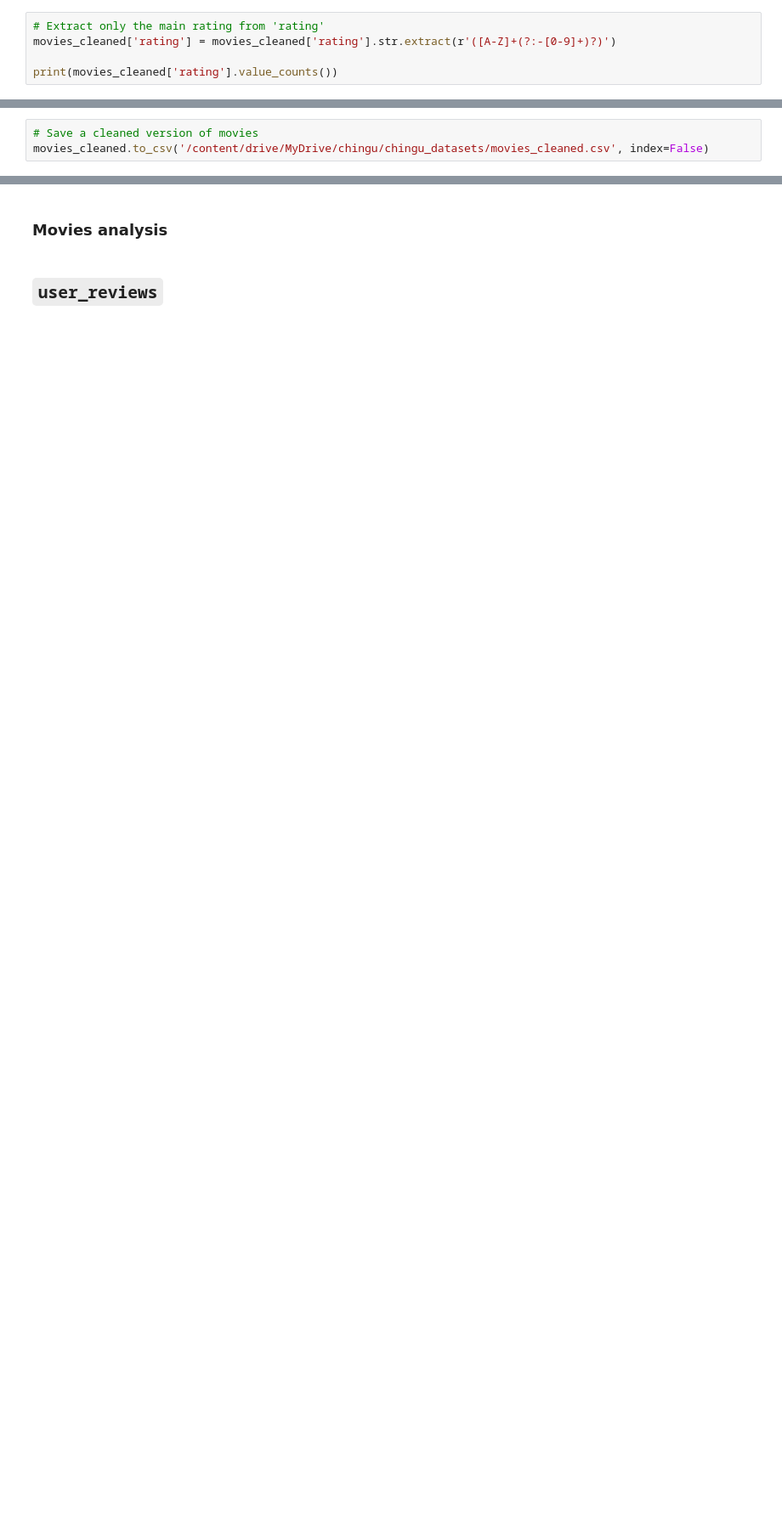
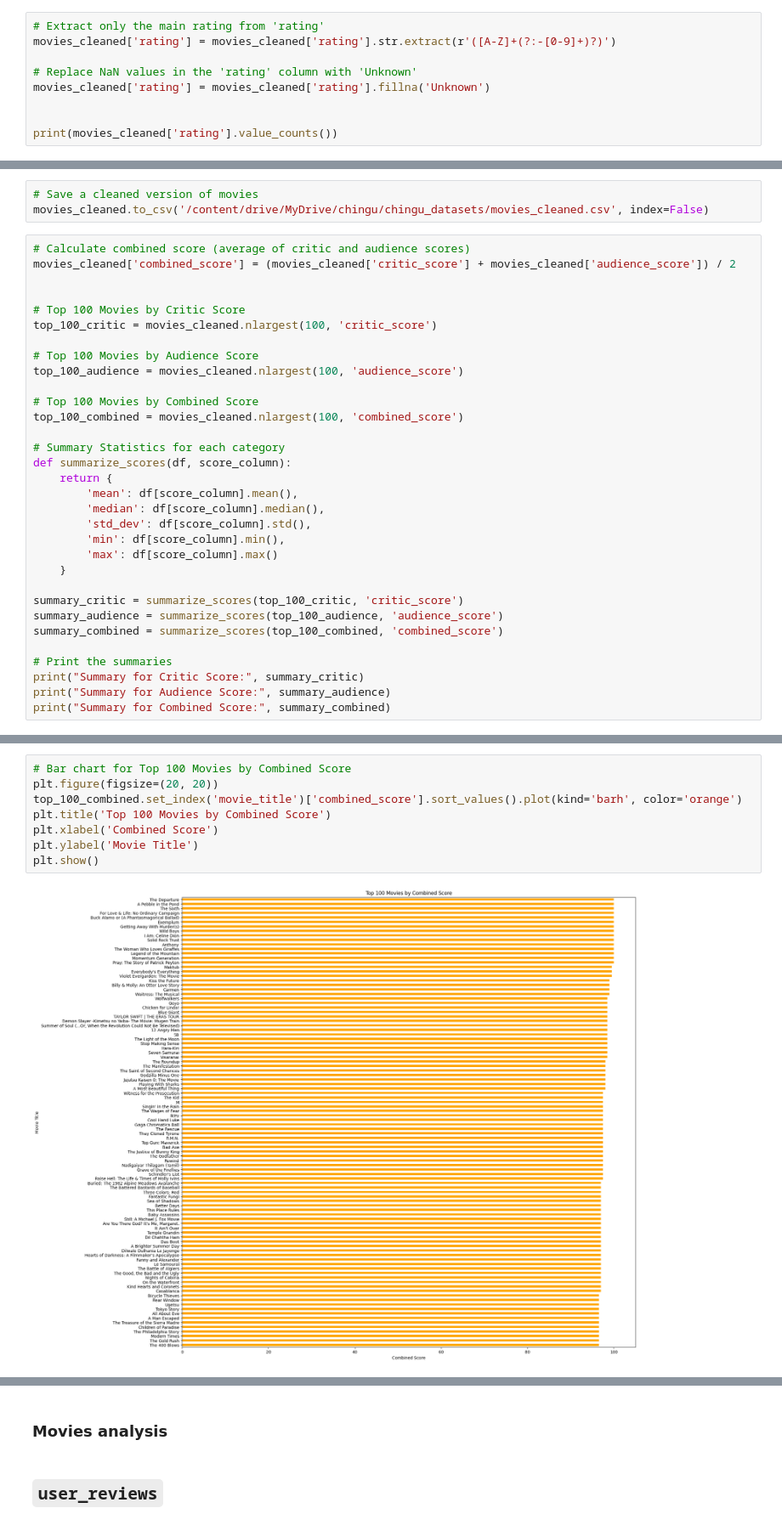
Before and after one commit to chingu-voyages/v51-tier3-team-39, a Jupyter notebook: marlissa_chingu.ipynb, the cells around one changed output, grey strips where cells are left out. Shown at 85% size. Saved outputs shown, nothing was run; the diff lists cells and outputs as text; blank space fills up the shorter version.

Commit message:
Statistics/Visualizations

```diff
--- a/marlissa_chingu.ipynb
+++ b/marlissa_chingu.ipynb
@@ -531,6 +531,10 @@ movies_cleaned['audience_score'] = movies_cleaned['audience_score'].round(0).ast
 # Extract only the main rating from 'rating'
 movies_cleaned['rating'] = movies_cleaned['rating'].str.extract(r'([A-Z]+(?:-[0-9]+)?)')
 
+# Replace NaN values in the 'rating' column with 'Unknown'
+movies_cleaned['rating'] = movies_cleaned['rating'].fillna('Unknown')
+
+
 print(movies_cleaned['rating'].value_counts())
 # %% [output]
 rating
@@ -593,3 +598,35 @@ movies_cleaned = movies_cleaned.drop(columns='runtime')
 # %%
 # Save a cleaned version of movies
 movies_cleaned.to_csv('/content/drive/MyDrive/chingu/chingu_datasets/movies_cleaned.csv', index=False)
+# %%
+# Calculate combined score (average of critic and audience scores)
+movies_cleaned['combined_score'] = (movies_cleaned['critic_score'] + movies_cleaned['audience_score']) / 2
+
+
+# Top 100 Movies by Critic Score
+top_100_critic = movies_cleaned.nlargest(100, 'critic_score')
+
+# Top 100 Movies by Audience Score
+top_100_audience = movies_cleaned.nlargest(100, 'audience_score')
+
+# Top 100 Movies by Combined Score
+top_100_combined = movies_cleaned.nlargest(100, 'combined_score')
+
+# Summary Statistics for each category
+def summarize_scores(df, score_column):
+    return {
+        'mean': df[score_column].mean(),
+        'median': df[score_column].median(),
+        'std_dev': df[score_column].std(),
+        'min': df[score_column].min(),
+        'max': df[score_column].max()
+    }
+
+summary_critic = summarize_scores(top_100_critic, 'critic_score')
+summary_audience = summarize_scores(top_100_audience, 'audience_score')
+summary_combined = summarize_scores(top_100_combined, 'combined_score')
+
+# Print the summaries
+print("Summary for Critic Score:", summary_critic)
+print("Summary for Audience Score:", summary_audience)
+print("Summary for Combined Score:", summary_combined)
@@ -595,0 +716,10 @@ movies_cleaned.to_csv('/content/drive/MyDrive/chingu/chingu_datasets/movies_clea
+# %%
+# Bar chart for Top 100 Movies by Combined Score
+plt.figure(figsize=(20, 20))
+top_100_combined.set_index('movie_title')['combined_score'].sort_values().plot(kind='barh', color='orange')
+plt.title('Top 100 Movies by Combined Score')
+plt.xlabel('Combined Score')
+plt.ylabel('Movie Title')
+plt.show()
+# %% [output]
+[figure, added]
```
Also changed, not shown: parts of 11 cells of this notebook.
